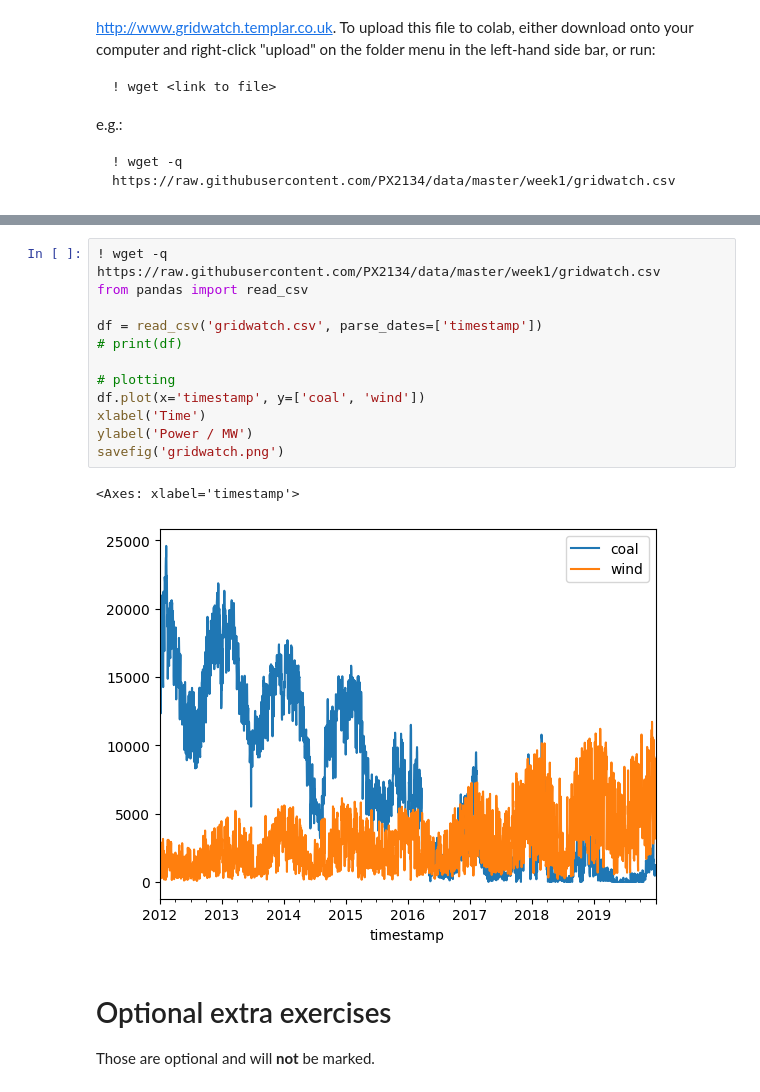
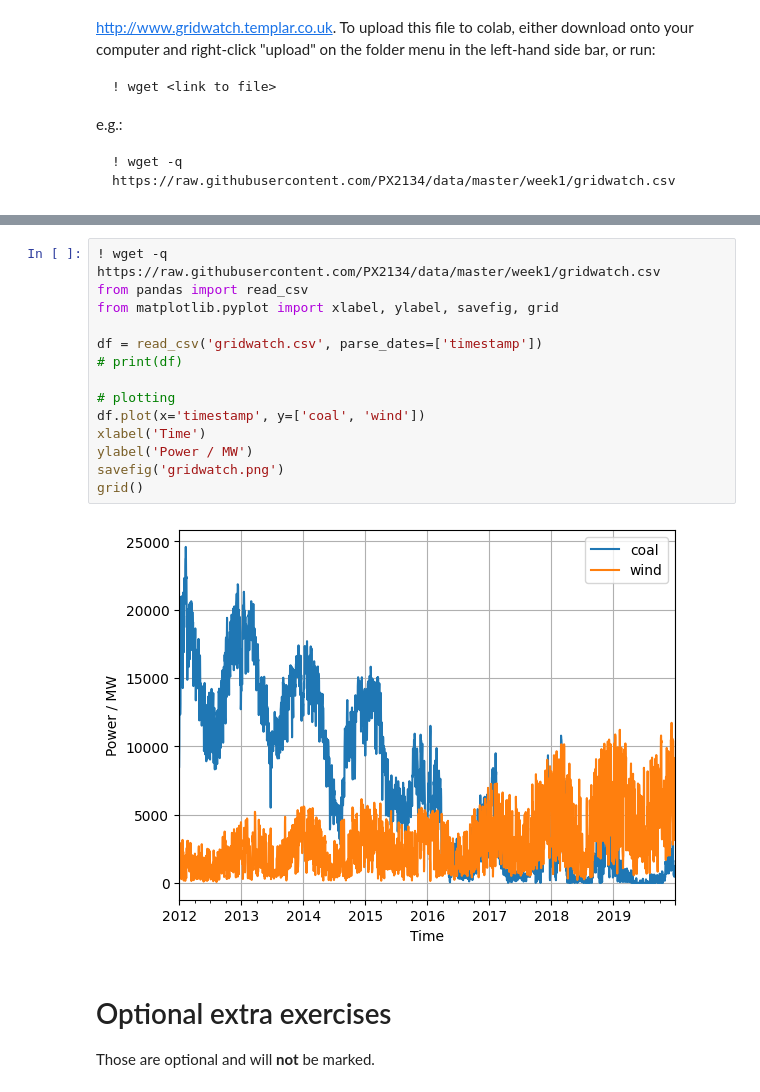
Before and after one commit to PX2145-2025/week-1-b-Morgan-Howard-Reuben, a Jupyter notebook: Revisions.ipynb, the cells around one changed output, grey strips where cells are left out. Drawn from its saved outputs; the diff is of its cells as text.

```diff
--- a/Revisions.ipynb
+++ b/Revisions.ipynb
@@ -504,18 +504,19 @@ energy. Save to file a plot like this:
 # %%
 ! wget -q https://raw.githubusercontent.com/PX2134/data/master/week1/gridwatch.csv
 from pandas import read_csv
+from matplotlib.pyplot import xlabel, ylabel, savefig, grid
 
 df = read_csv('gridwatch.csv', parse_dates=['timestamp'])
 # print(df)
 
 # plotting
 df.plot(x='timestamp', y=['coal', 'wind'])
 xlabel('Time')
 ylabel('Power / MW')
 savefig('gridwatch.png')
+grid()
 # %% [output]
-<Axes: xlabel='timestamp'>
-[figure, old version]
+[figure, new version]
 # %% [markdown]
 # Optional extra exercises
 
```
